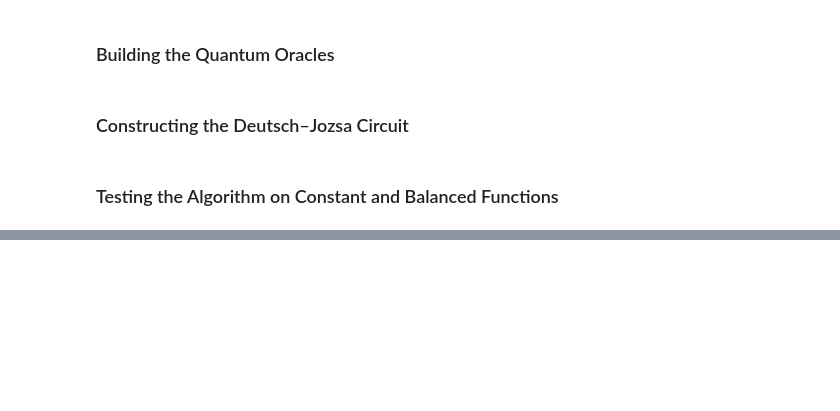
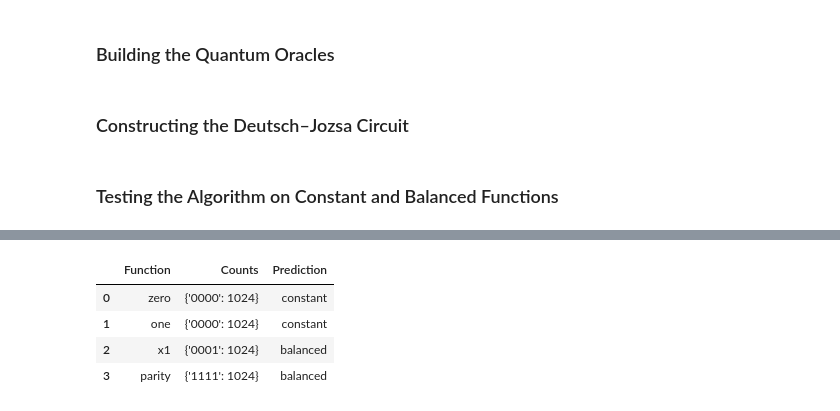
Before and after one commit to norakeavney/emerging-technologies, a Jupyter notebook: problems.ipynb, the cells around one changed output, grey strips where cells are left out. Saved outputs shown, nothing was run; the diff lists cells and outputs as text; code cells hidden in the pictures; blank space fills up the shorter version.

```diff
--- a/problems.ipynb
+++ b/problems.ipynb
@@ -1155,24 +1235,24 @@ df
 # %% [markdown]
 ### Building the Quantum Oracles
 # %%
-# oracle builder
-def deutsch_jozsa_oracle(function_name):
-    qc = QuantumCircuit(5)  # 4 input qubits + 1 output qubit
+def build_deutsch_jozsa_circuit(function_name):
+    qc = QuantumCircuit(5, 4)
 
-    # Output qubit is last (index 4)
+    # Put output qubit in |1>
+    qc.x(4)
 
-    if function_name == "zero":
-        pass  # Do nothing
+    # Hadamard on all qubits
+    qc.h(range(5))
 
-    elif function_name == "one":
-        qc.x(4)  # Always flip output
+    # Apply oracle
+    oracle = deutsch_jozsa_oracle(function_name)
+    qc.compose(oracle, inplace=True)
 
-    elif function_name == "x1":
-        qc.cx(0, 4)  # Controlled by first qubit
+    # Hadamard on input qubits
+    qc.h(range(4))
 
-    elif function_name == "parity":
-        for i in range(4):
-            qc.cx(i, 4)  # XOR of all inputs
+    # Measure input qubits
+    qc.measure(range(4), range(4))
 
     return qc
 # %% [markdown]
@@ -1186,4 +1365,13 @@ def deutsch_jozsa_oracle(function_name):
 # %%
 # results table
+
+df = pd.DataFrame(results)
+df
+# %% [output]
+|  | Function | Counts | Prediction |
+| 0 | zero | {'0000': 1024} | constant |
+| 1 | one | {'0000': 1024} | constant |
+| 2 | x1 | {'0001': 1024} | balanced |
+| 3 | parity | {'1111': 1024} | balanced |
 # %% [markdown]
 ### Interpretation of Results
```
Also changed, not shown: parts of 14 cells of this notebook.
